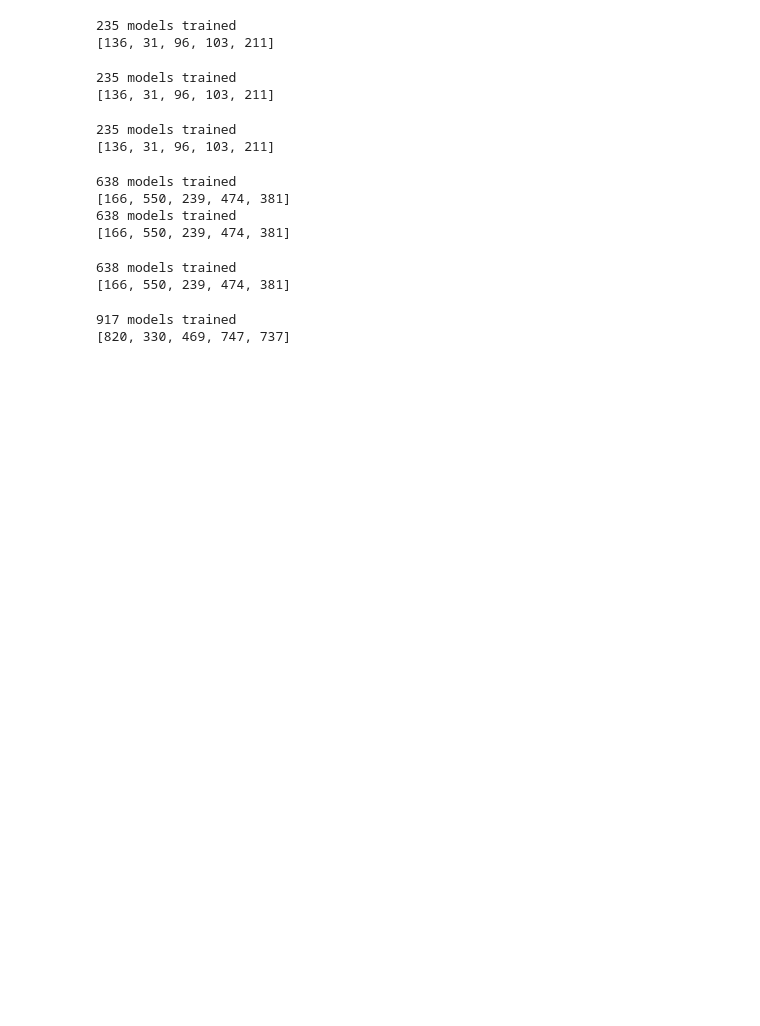
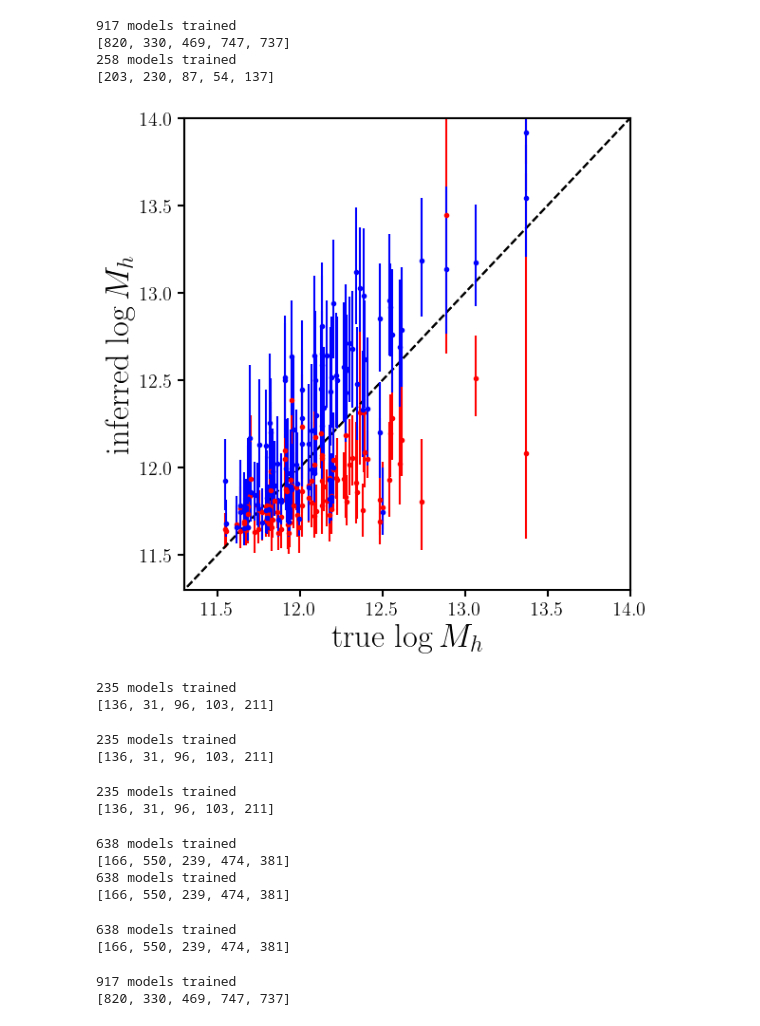
Before and after one commit to galactic-ai/haloflow, a Jupyter notebook: bin/npe/cross_validation_scatter_plots.ipynb, the cells around one changed output. Saved outputs shown, nothing was run; the diff lists cells and outputs as text; code cells hidden in the pictures; blank space fills up the shorter version.

```diff
--- a/bin/npe/cross_validation_scatter_plots.ipynb
+++ b/bin/npe/cross_validation_scatter_plots.ipynb
@@ -7,6 +7,42 @@ from haloflow.npe import plotting as P
 sims = ['TNG_ALL', 'Eagle100', 'Simba100']
 
 obs = 'mags_morph_extra'
+# %%
+fig, ax = plt.subplots(1, 1, figsize=(6, 6))
+ax, _, _ = P.plot_true_pred(ax,
+                            train_obs=obs,
+                            dann_sim='TNG_ALL',
+                            npe_train_sim='Simba100',
+                            test_obs=obs,
+                            test_sim='TNG_ALL',
+                            device='cpu',
+                            fmt='.r',
+                            use_weights=True,
+                            data_dir='../../data/hf2/npe/',
+                            mass='halo'
+                            )
+
+ax, _, _ = P.plot_true_pred(ax,
+                            train_obs=obs,
+                            dann_sim='TNG_ALL',
+                            npe_train_sim='Simba100',
+                            test_obs=obs,
+                            test_sim='TNG_ALL',
+                            device='cpu',
+                            fmt='.b',
+                            use_weights=True,
+                            data_dir='../../data/hf2/npe/',
+                            mass='halo',
+                            with_dann=True
+                            )
+plt.tight_layout()
+plt.show()
+# %% [output]
+917 models trained
+[820, 330, 469, 747, 737]
+258 models trained
+[203, 230, 87, 54, 137]
+[figure, added]
 # %%
 fig, ax = plt.subplots(len(sims), len(sims), figsize=(16, 16))
 
```
Also changed, not shown: 1 other file.
